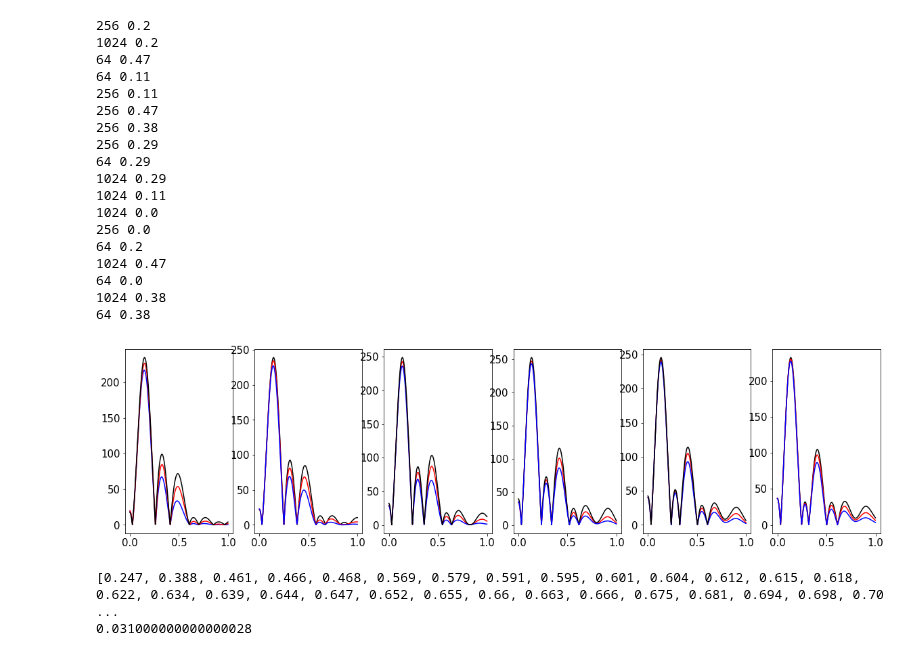
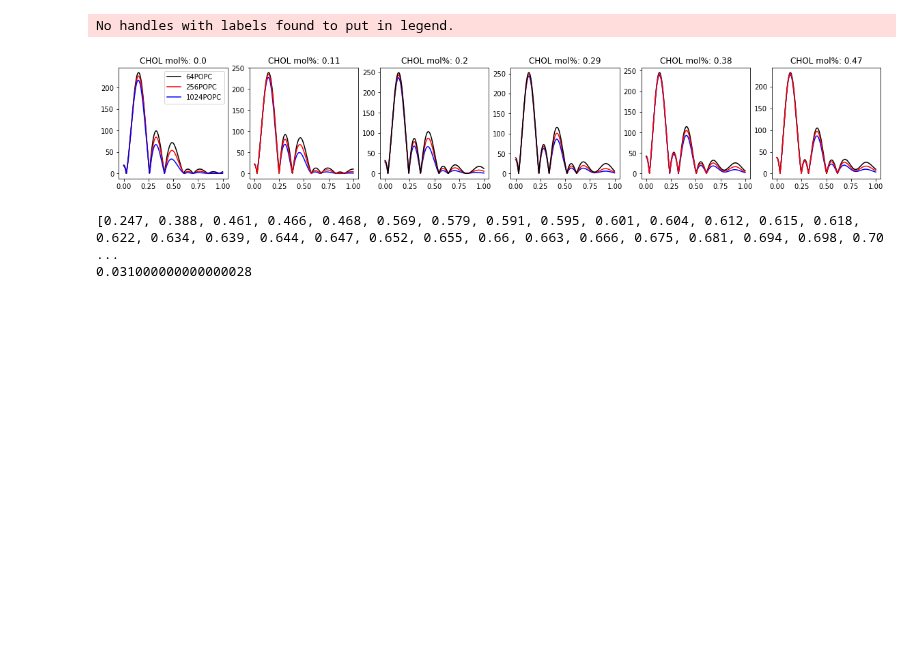
Before and after one commit to NMRLipids/DataBankManuscript, a Jupyter notebook: scripts/plotFormFactors.ipynb, the cells around one changed output. Cells and saved outputs as stored; diff of their text form; code cells hidden in the pictures; blank space fills up the shorter version.

Commit message:
Update plot

```diff
--- a/scripts/plotFormFactors.ipynb
+++ b/scripts/plotFormFactors.ipynb
@@ -204,7 +204,7 @@ colors = {64: 'black', 256: 'red', 1024: 'blue'} #, 0.625: 'green', 0.40625: 'ye
 widths = {64: 1, 256: 2, 1024: 3}
 plotLoc = {0: 0, 0.11: 1, 0.2: 2, 0.29: 3, 0.38: 4, 0.47: 5}
 
-fig, axs = plt.subplots(1,6,figsize=(20,5)) #, gridspec_kw={'height_ratios': [1, 2]})
+fig, axs = plt.subplots(1,6,figsize=(20,3)) #, gridspec_kw={'height_ratios': [1, 2]})
 
 for system in systems:
     FormFactorPath = system['path'] + 'FormFactor.json'
@@ -215,51 +215,39 @@ for system in systems:
     FormFactor = json.load(f)
 
 
     #plt.figure(figsize=(16, 8))
     #f = plt.figure(figsize=(10,3))
     #ax = f.add_subplot(161)
     #ax2 = f.add_subplot(162)
 
     if '10.5281/zenodo.5767451' in system['DOI']:
         try:
             Nchol = np.sum(system['COMPOSITION']['CHOL']['COUNT'])
         except:
             Nchol = 0
         Npopc = np.sum(system['COMPOSITION']['POPC']['COUNT'])
         ratio = round(Nchol/(Npopc+Nchol),2)
-        print(Npopc, ratio)
+        #print(Npopc, ratio)
         x,y = plotFF(FormFactor) #, colors[ratio], widths[Npopc])
 
-        axs[plotLoc[ratio]].plot(x,y, color = colors[Npopc])
+        label = str(Npopc) + 'POPC'
+        axs[plotLoc[ratio]].plot(x,y, color = colors[Npopc], label = label)
+        #axs[plotLoc[ratio]].legend()
+        axs[0].legend()
+        title = 'CHOL mol%: ' + str(ratio)
+        axs[plotLoc[ratio]].title.set_text(title)
         #plt.subplot(1,6,plotLoc[ratio])
         #plt.plot(x,y)
         #axs[plotLoc[ratio]].xlim([0,0.6])
 
         #plt.show()
 
         lipid = 'POPC'
 
         OPpathSIM = system['path'] + lipid + 'OrderParameters.json'
         with open(OPpathSIM) as json_file:
             OPsim = json.load(json_file)
         #plotOrderParameters(OPsim)
 # %% [output]
-256 0.2
-1024 0.2
-64 0.47
-64 0.11
-256 0.11
-256 0.47
-256 0.38
-256 0.29
-64 0.29
-1024 0.29
-1024 0.11
-1024 0.0
-256 0.0
-64 0.2
-1024 0.47
-64 0.0
-1024 0.38
-64 0.38
+No handles with labels found to put in legend.
-[figure, old version]
+[figure, new version]
```
Also changed, not shown: parts of 1 cell of this notebook.
